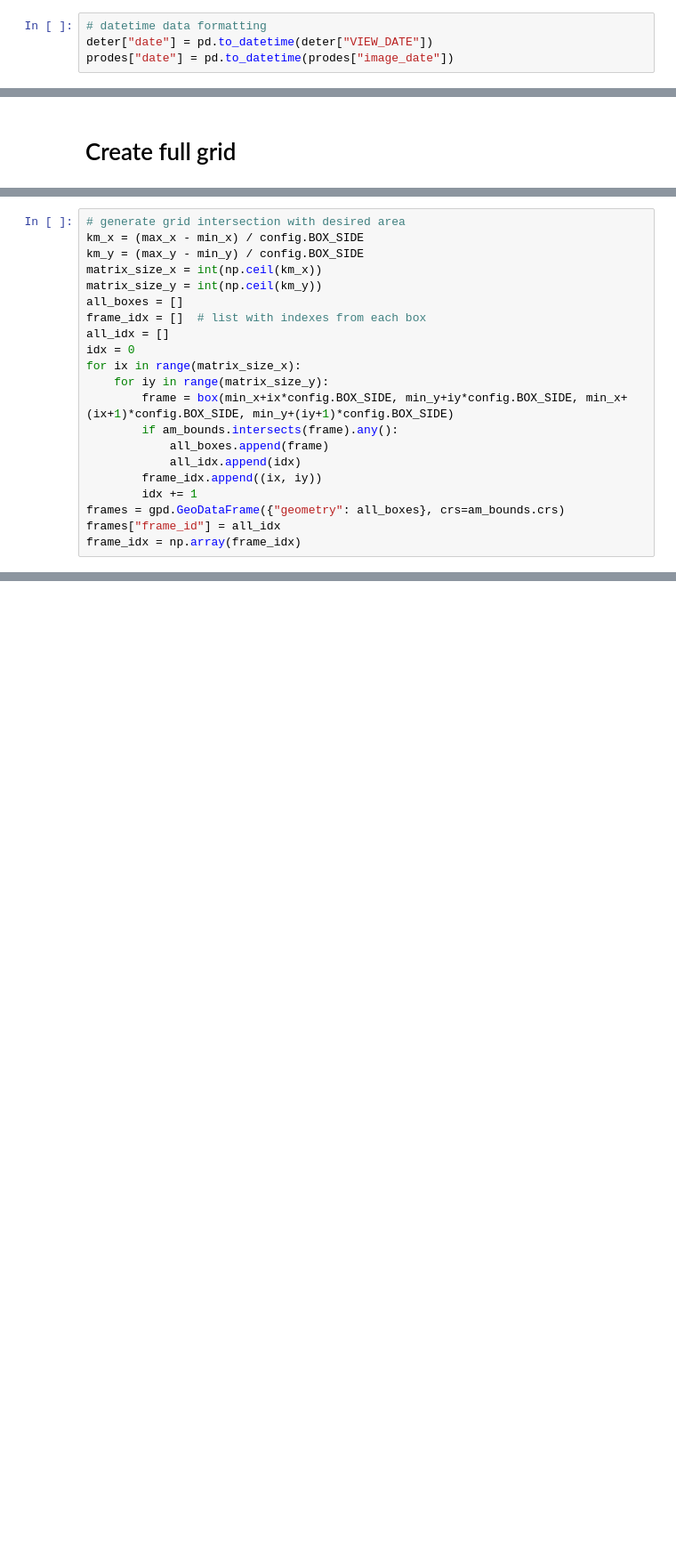
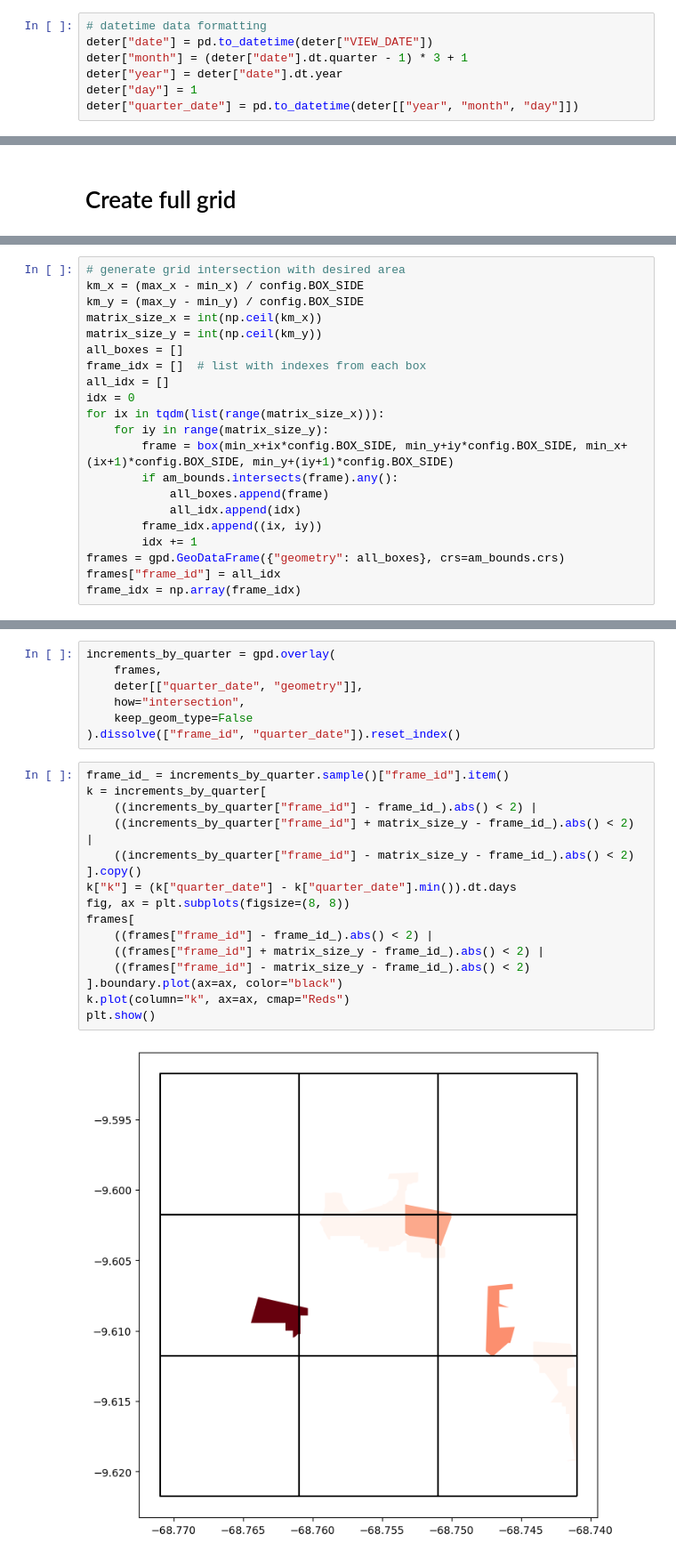
Before and after one commit to Giovanni3A/deforestation_forecast, a Jupyter notebook: 1_1_deforestation_history.ipynb, the cells around one changed output, grey strips where cells are left out. Shown at 89% size. Cells and saved outputs as stored; diff of their text form; blank space fills up the shorter version.

Commit message:
modificate data wrangling and model to use deter data as target

```diff
--- a/1_1_deforestation_history.ipynb
+++ b/1_1_deforestation_history.ipynb
@@ -37,4 +32,7 @@ acc_deforestation_init = gpd.read_file(config.INITIAL_DEFORESTATION)
 # %%
 # datetime data formatting
 deter["date"] = pd.to_datetime(deter["VIEW_DATE"])
-prodes["date"] = pd.to_datetime(prodes["image_date"])
+deter["month"] = (deter["date"].dt.quarter - 1) * 3 + 1
+deter["year"] = deter["date"].dt.year
+deter["day"] = 1
+deter["quarter_date"] = pd.to_datetime(deter[["year", "month", "day"]])
@@ -57,7 +65,7 @@ all_boxes = []
 frame_idx = []  # list with indexes from each box
 all_idx = []
 idx = 0
-for ix in range(matrix_size_x):
+for ix in tqdm(list(range(matrix_size_x))):
     for iy in range(matrix_size_y):
         frame = box(min_x+ix*config.BOX_SIDE, min_y+iy*config.BOX_SIDE, min_x+(ix+1)*config.BOX_SIDE, min_y+(iy+1)*config.BOX_SIDE)
         if am_bounds.intersects(frame).any():
@@ -70,0 +81,25 @@ frame_idx = np.array(frame_idx)
+# %%
+increments_by_quarter = gpd.overlay(
+    frames,
+    deter[["quarter_date", "geometry"]],
+    how="intersection",
+    keep_geom_type=False
+).dissolve(["frame_id", "quarter_date"]).reset_index()
+# %%
+frame_id_ = increments_by_quarter.sample()["frame_id"].item()
+k = increments_by_quarter[
+    ((increments_by_quarter["frame_id"] - frame_id_).abs() < 2) |
+    ((increments_by_quarter["frame_id"] + matrix_size_y - frame_id_).abs() < 2) |
+    ((increments_by_quarter["frame_id"] - matrix_size_y - frame_id_).abs() < 2)
+].copy()
+k["k"] = (k["quarter_date"] - k["quarter_date"].min()).dt.days
+fig, ax = plt.subplots(figsize=(8, 8))
+frames[
+    ((frames["frame_id"] - frame_id_).abs() < 2) |
+    ((frames["frame_id"] + matrix_size_y - frame_id_).abs() < 2) |
+    ((frames["frame_id"] - matrix_size_y - frame_id_).abs() < 2)
+].boundary.plot(ax=ax, color="black")
+k.plot(column="k", ax=ax, cmap="Reds")
+plt.show()
+# %% [output]
+[figure, added]
```
Also changed, not shown: parts of 16 cells of this notebook, 4 other files.
